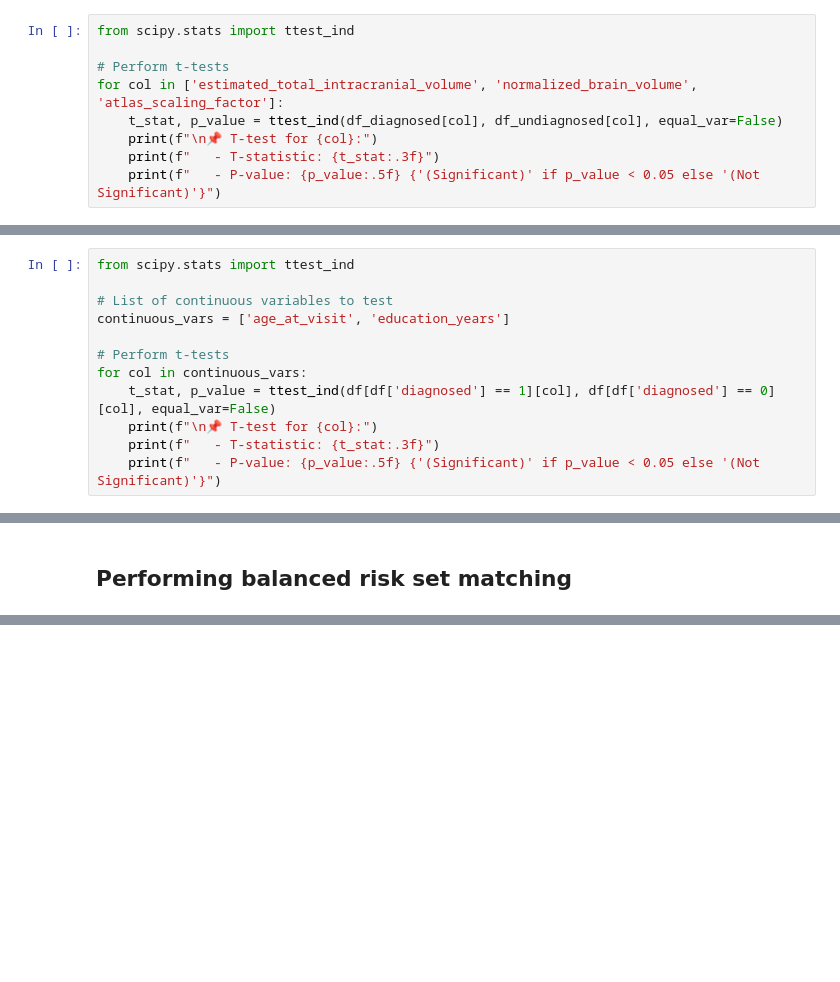
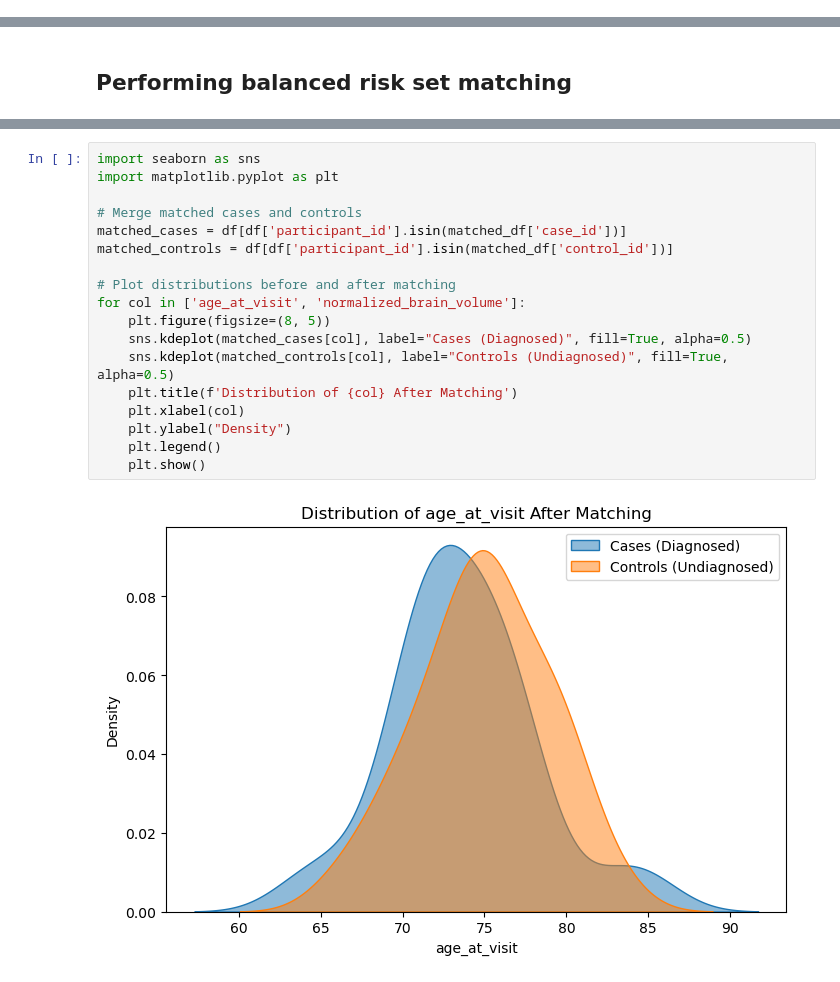
Before and after one commit to jbotmallen/DATA_ANALYTICS, a Jupyter notebook: Assigments/Lecture_1/alex.ipynb, the cells around one changed output, grey strips where cells are left out. Saved outputs shown, nothing was run; the diff lists cells and outputs as text; blank space fills up the shorter version.

```diff
--- a/Assigments/Lecture_1/alex.ipynb
+++ b/Assigments/Lecture_1/alex.ipynb
@@ -253,12 +297,3 @@ for col in ['estimated_total_intracranial_volume', 'normalized_brain_volume', 'a
 [figure]
 [figure]
 [figure]
-# %%
-from scipy.stats import ttest_ind
-
-# Perform t-tests
-for col in ['estimated_total_intracranial_volume', 'normalized_brain_volume', 'atlas_scaling_factor']:
-    t_stat, p_value = ttest_ind(df_diagnosed[col], df_undiagnosed[col], equal_var=False)
-    print(f"\n📌 T-test for {col}:")
-    print(f"   - T-statistic: {t_stat:.3f}")
-    print(f"   - P-value: {p_value:.5f} {'(Significant)' if p_value < 0.05 else '(Not Significant)'}")
@@ -352,12 +393,0 @@ socioeconomic_status    -0.1798      0.241     -0.745      0.457      -0.653
-# %%
-from scipy.stats import ttest_ind
-
-# List of continuous variables to test
-continuous_vars = ['age_at_visit', 'education_years']
-
-# Perform t-tests
-for col in continuous_vars:
-    t_stat, p_value = ttest_ind(df[df['diagnosed'] == 1][col], df[df['diagnosed'] == 0][col], equal_var=False)
-    print(f"\n📌 T-test for {col}:")
-    print(f"   - T-statistic: {t_stat:.3f}")
-    print(f"   - P-value: {p_value:.5f} {'(Significant)' if p_value < 0.05 else '(Not Significant)'}")
@@ -402,0 +438,20 @@ education_years     0.0171      0.083      0.206      0.837      -0.146       0.
+# %%
+import seaborn as sns
+import matplotlib.pyplot as plt
+
+# Merge matched cases and controls
+matched_cases = df[df['participant_id'].isin(matched_df['case_id'])]
+matched_controls = df[df['participant_id'].isin(matched_df['control_id'])]
+
+# Plot distributions before and after matching
+for col in ['age_at_visit', 'normalized_brain_volume']:
+    plt.figure(figsize=(8, 5))
+    sns.kdeplot(matched_cases[col], label="Cases (Diagnosed)", fill=True, alpha=0.5)
+    sns.kdeplot(matched_controls[col], label="Controls (Undiagnosed)", fill=True, alpha=0.5)
+    plt.title(f'Distribution of {col} After Matching')
+    plt.xlabel(col)
+    plt.ylabel("Density")
+    plt.legend()
+    plt.show()
+# %% [output]
+[figure, added]
```
Also changed, not shown: parts of 31 cells of this notebook, 3 other files.
